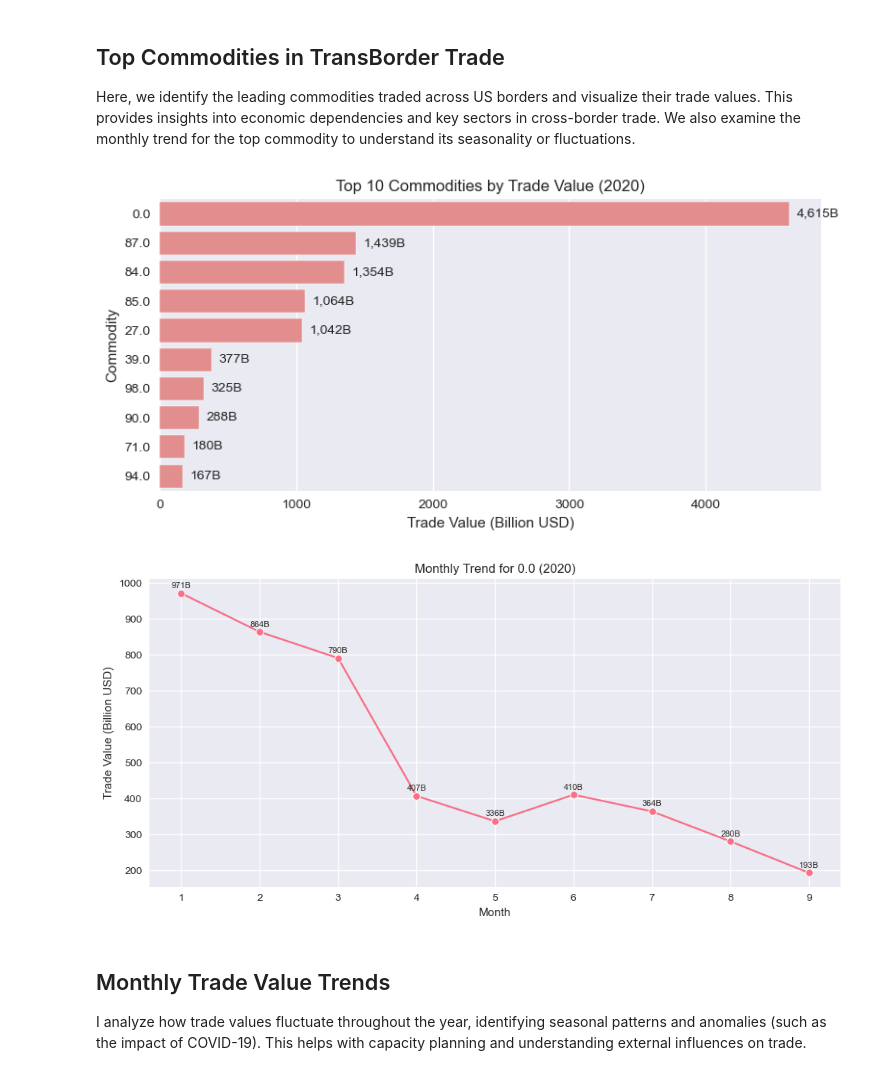
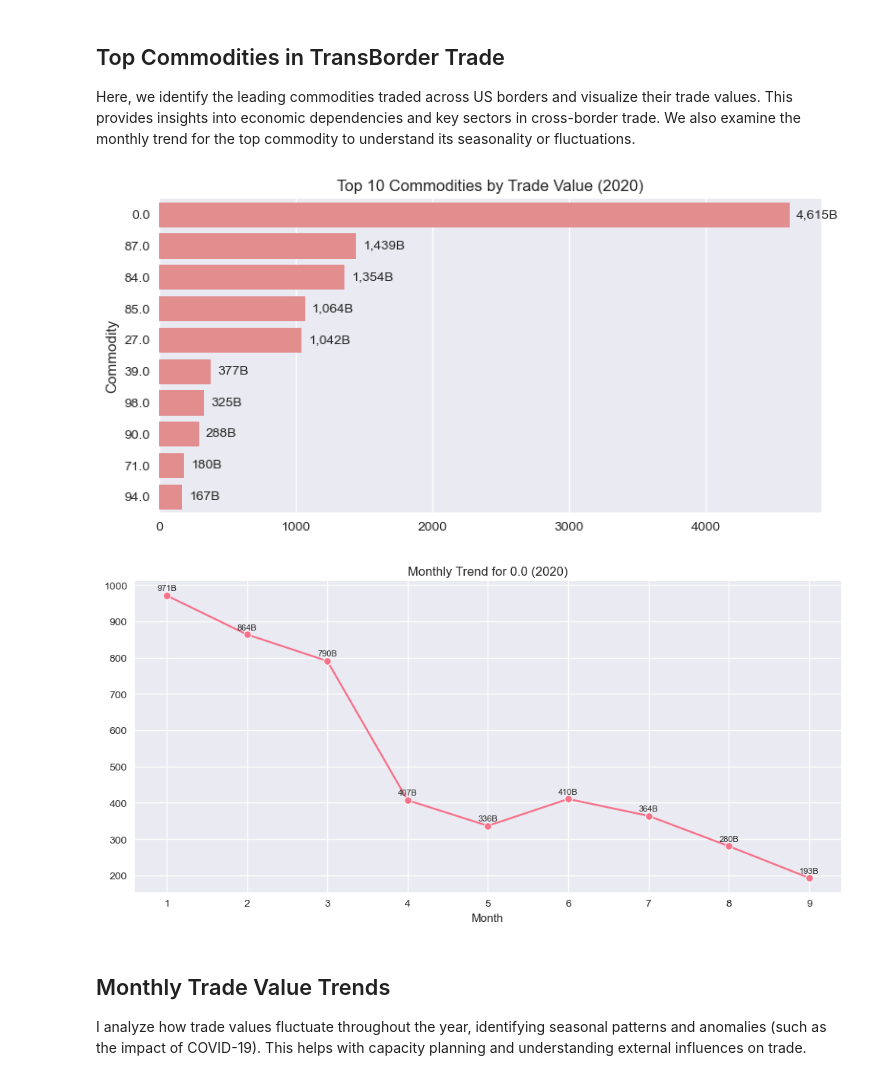
Before and after one commit to Debv122/transborder-freight-analysis, a Jupyter notebook: Analysis of questions/Tradeflow.ipynb, the cells around one changed output. Saved outputs shown, nothing was run; the diff lists cells and outputs as text; code cells hidden in the pictures.

```diff
--- a/Analysis of questions/Tradeflow.ipynb
+++ b/Analysis of questions/Tradeflow.ipynb
@@ -81,30 +81,36 @@ for col in data.columns:
 I analyzed and visualized which US states have the highest and lowest trans-border trade values.
 This helps identify key contributors and underperformers in cross-border trade, providing insight for strategic decisions and resource allocation.
 # %%
-
 import matplotlib.pyplot as plt
 import seaborn as sns
 
-# Example data for monthly trend (replace with your actual data)
-months = [1, 2, 3, 4, 5, 6, 7, 8, 9]
-trade_values = [0.98e12, 0.87e12, 0.79e12, 0.41e12, 0.33e12, 0.41e12, 0.37e12, 0.29e12, 0.19e12]
-month_names = ['Jan', 'Feb', 'Mar', 'Apr', 'May', 'Jun', 'Jul', 'Aug', 'Sep']
+# Create state summary from the actual data
+value_col = 'value'
+state_summary = data.groupby('usastate')[value_col].sum().sort_values(ascending=False)
 
-# Convert trade values to billions
-trade_values_billion = [v / 1e9 for v in trade_values]
+# Get actual monthly data from the dataset
+if 'month' in data.columns:
+    monthly_summary = data.groupby('month')[value_col].sum() / 1e9  # Convert to billions
+    months = monthly_summary.index.tolist()
+    trade_values_billion = monthly_summary.values.tolist()
+    month_names = ['Jan', 'Feb', 'Mar', 'Apr', 'May', 'Jun', 'Jul', 'Aug', 'Sep', 'Oct', 'Nov', 'Dec']
+    month_labels = [month_names[m-1] for m in months]
+else:
+    # Fallback to example data if month column doesn't exist
+    months = [1, 2, 3, 4, 5, 6, 7, 8, 9]
+    trade_values = [0.98e12, 0.87e12, 0.79e12, 0.41e12, 0.33e12, 0.41e12, 0.37e12, 0.29e12, 0.19e12]
+    trade_values_billion = [v / 1e9 for v in trade_values]
+    month_names = ['Jan', 'Feb', 'Mar', 'Apr', 'May', 'Jun', 'Jul', 'Aug', 'Sep']
+    month_labels = month_names
 
-# Example state_summary (replace with your actual data)
-# state_summary = data.groupby(state_col)[value_col].sum().sort_values(ascending=False)
 # Convert state_summary to billions for plotting
 top_states = state_summary.head(10) / 1e9
 
 # --- Monthly Trend Chart ---
 plt.figure(figsize=(12, 6))
 plt.plot(months, trade_values_billion, marker='o', color='lightcoral', alpha=0.7)
-plt.title('Monthly Trend for 0.0 (2020)')
-plt.xlabel('Month')
-plt.ylabel('Trade Value (Billion USD)')
-plt.xticks(months, month_names)
+plt.title('Monthly Trade Value Trend (2020)')
+plt.xticks(months, month_labels)
 plt.grid(True, alpha=0.3)
 # Add data labels in billions
 for x, y in zip(months, trade_values_billion):
@@ -116,8 +122,6 @@ plt.show()
 plt.figure(figsize=(10, 6))
 sns.barplot(x=top_states.values, y=top_states.index, palette='Reds_r')
 plt.title('Top 10 US States by Trade Value (2020)')
-plt.xlabel('Trade Value (Billion USD)')
-plt.ylabel('State')
 # Add data labels in billions
 for i, v in enumerate(top_states.values):
     plt.text(v, i, f'{v:,.0f}B', va='center', ha='left', fontsize=9)
@@ -357,37 +358,35 @@ commodity_summary_billion = commodity_summary / 1e9
 # Convert y labels to string to avoid matplotlib size bug
 y_labels = [str(label) for label in commodity_summary_billion.head(10).index]
 
 plt.figure(figsize=(8, 4))
 sns.barplot(
     x=commodity_summary_billion.head(10).values,
     y=y_labels,
     color='lightcoral'
 )
 plt.title('Top 10 Commodities by Trade Value (2020)')
-plt.xlabel('Trade Value (Billion USD)')
 plt.ylabel('Commodity')
 # Add data labels to the right of bars
 for i, v in enumerate(commodity_summary_billion.head(10).values):
     plt.text(v + 50, i, f'{v:,.0f}B', ha='left', va='center', fontsize=10)
 plt.tight_layout()
 plt.show()
 
 if 'month' in data.columns:
     top_commodity = commodity_summary.index[0]
     monthly_trend = data[data[commodity_col] == top_commodity].groupby('month')[value_col].sum() / 1e9  # Convert to billions
     plt.figure(figsize=(10,5))
     sns.lineplot(x=monthly_trend.index, y=monthly_trend.values, marker='o')
     plt.title(f'Monthly Trend for {top_commodity} (2020)')
     plt.xlabel('Month')
-    plt.ylabel('Trade Value (Billion USD)')
     # Add data labels above points
     for x, y in zip(monthly_trend.index, monthly_trend.values):
         plt.text(x, y + max(monthly_trend.values)*0.01, f'{y:,.0f}B', ha='center', va='bottom', fontsize=8)
     plt.tight_layout()
     plt.show()
 # %% [output]
-[figure, old version]
+[figure, new version]
-[figure, old version]
+[figure, new version]
 # %% [markdown]
 ## Monthly Trade Value Trends
 
```
Also changed, not shown: parts of 4 cells of this notebook, 1 other file.
